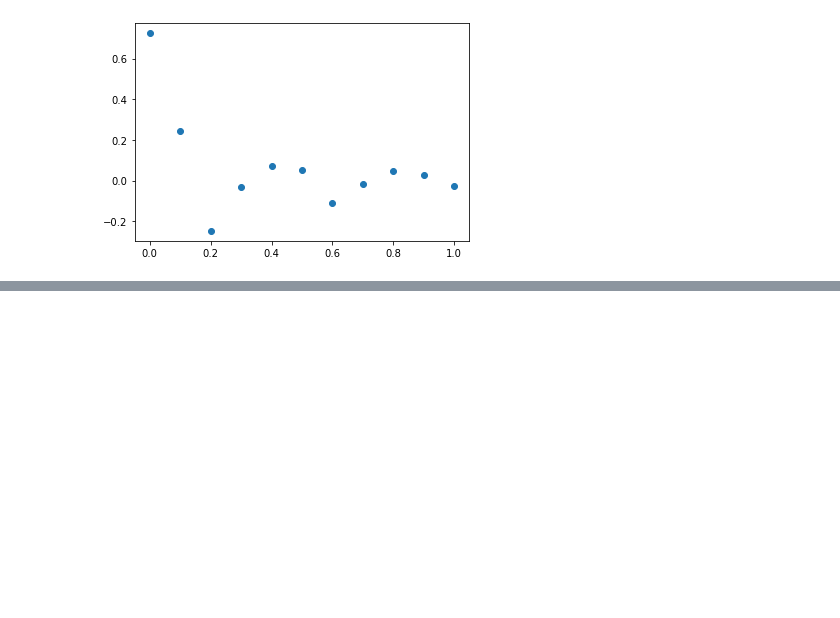
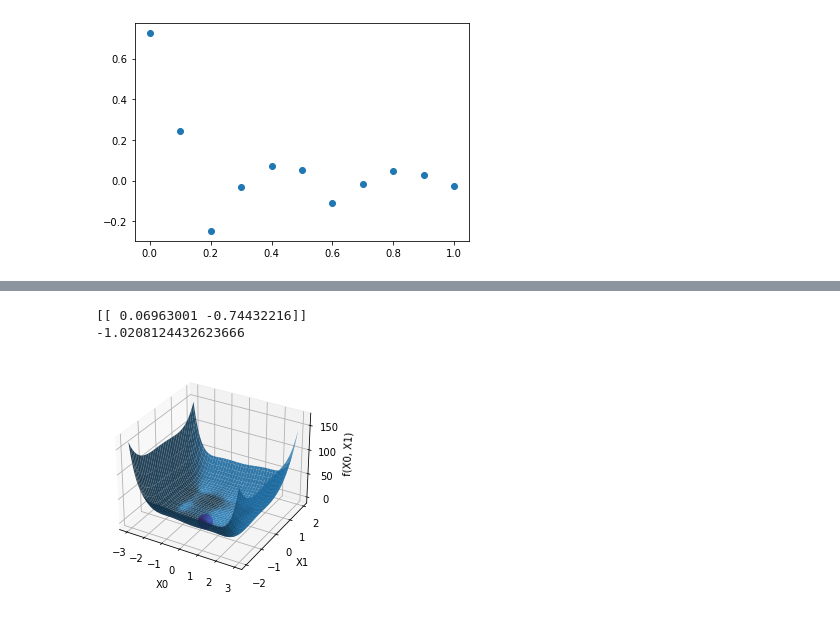
Before and after one commit to jatkin15/DesignOptimization2021Fall, a Jupyter notebook: Homework/Homework 3 Submission.ipynb, the cells around one changed output, grey strips where cells are left out. Saved outputs shown, nothing was run; the diff lists cells and outputs as text; code cells hidden in the pictures; blank space fills up the shorter version.

```diff
--- a/Homework/Homework 3 Submission.ipynb
+++ b/Homework/Homework 3 Submission.ipynb
@@ -182,0 +246,47 @@ plt.scatter(x_obs, residual)
+# %%
+for i in range(iter_num):
+    # 1.1. update f(x) for gp
+    model.fit(xp, yp)
+
+    # 2. find x_new such that x_new maximizes EI
+    x_new = get_x_new(ei, model, yp, x_range)
+    # 3. evaluate new loss(x_new)
+    x_list.append(x_new)
+    y_list.append(loss(x_new))
+
+    # 1.2. update xp and yp
+    xp = np.array(x_list)
+    yp = np.array(y_list)
+#print(xp)
+#print(yp)
+print(xp[yp == np.min(yp)])
+print(np.min(yp))
+# %% [output]
+[[ 0.06963001 -0.74432216]]
+-1.0208124432623666
+# %%
+import matplotlib.pyplot as plt
+from mpl_toolkits.mplot3d import *
+from matplotlib import cm
+
+fig = plt.figure()
+ax = fig.gca(projection='3d')
+
+x_grid = np.arange(-3.0, 3.0, 0.05)
+y_grid = np.arange(-2.0, 2.0, 0.05)
+X, Y = np.meshgrid(x_grid, y_grid)
+zs = np.array(loss_plt(np.ravel(X), np.ravel(Y)))
+Z = zs.reshape(X.shape)
+
+ax.scatter(xp[yp == np.min(yp)][0,0], xp[yp == np.min(yp)][0,1], np.min(yp), s = 200, c='m', marker='o')
+
+ax.plot_surface(X, Y, Z, alpha=0.9)
+
+ax.set_xlabel('X0')
+ax.set_ylabel('X1')
+ax.set_zlabel('f(X0, X1)')
+
+
+plt.show()
+# %% [output]
+[figure, added]
```
Also changed, not shown: parts of 7 cells of this notebook.
